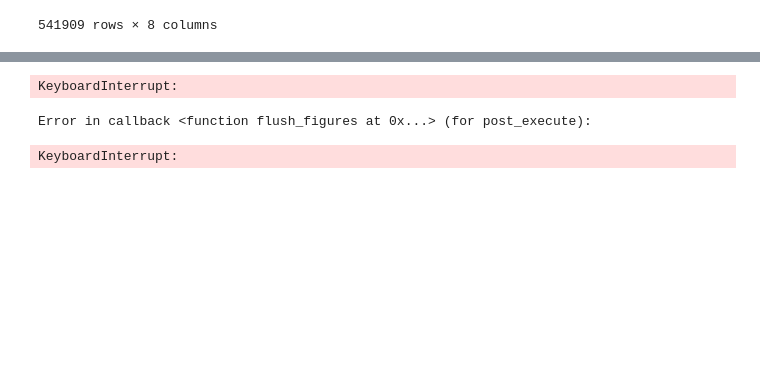
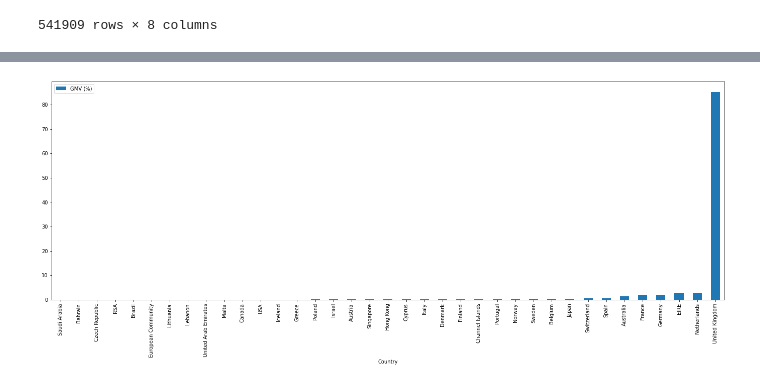
Before and after one commit to DafaWiratama/learning_journal, a Jupyter notebook: Phase 0/Week 3/day_5/notebook.ipynb, the cells around one changed output, grey strips where cells are left out. Saved outputs shown, nothing was run; the diff lists cells and outputs as text; code cells hidden in the pictures; blank space fills up the shorter version.

```diff
--- a/Phase 0/Week 3/day_5/notebook.ipynb
+++ b/Phase 0/Week 3/day_5/notebook.ipynb
@@ -80,4 +82,5 @@ gmv
 # %%
 df_country = df.groupby("Country").sum()[["GMV"]]
 df_country.sort_values("GMV", inplace=True)
+df_country["GMV (%)"] = df_country["GMV"] / df_country["GMV"].sum() * 100
 df_country
@@ -87,8 +110,6 @@ df_country.plot(kind="bar", y="GMV", figsize=(24,8), logy=True);
 [figure]
 # %%
-df.plot(kind="bar", y="Quantity", figsize=(24,8), logy=True);
+df_country.plot(kind="bar", y="GMV (%)", figsize=(24, 8));
 # %% [output]
-KeyboardInterrupt:
-Error in callback <function flush_figures at 0x...> (for post_execute):
-KeyboardInterrupt:
+[figure, added]
 # %%
```
Also changed, not shown: parts of 10 cells of this notebook.
